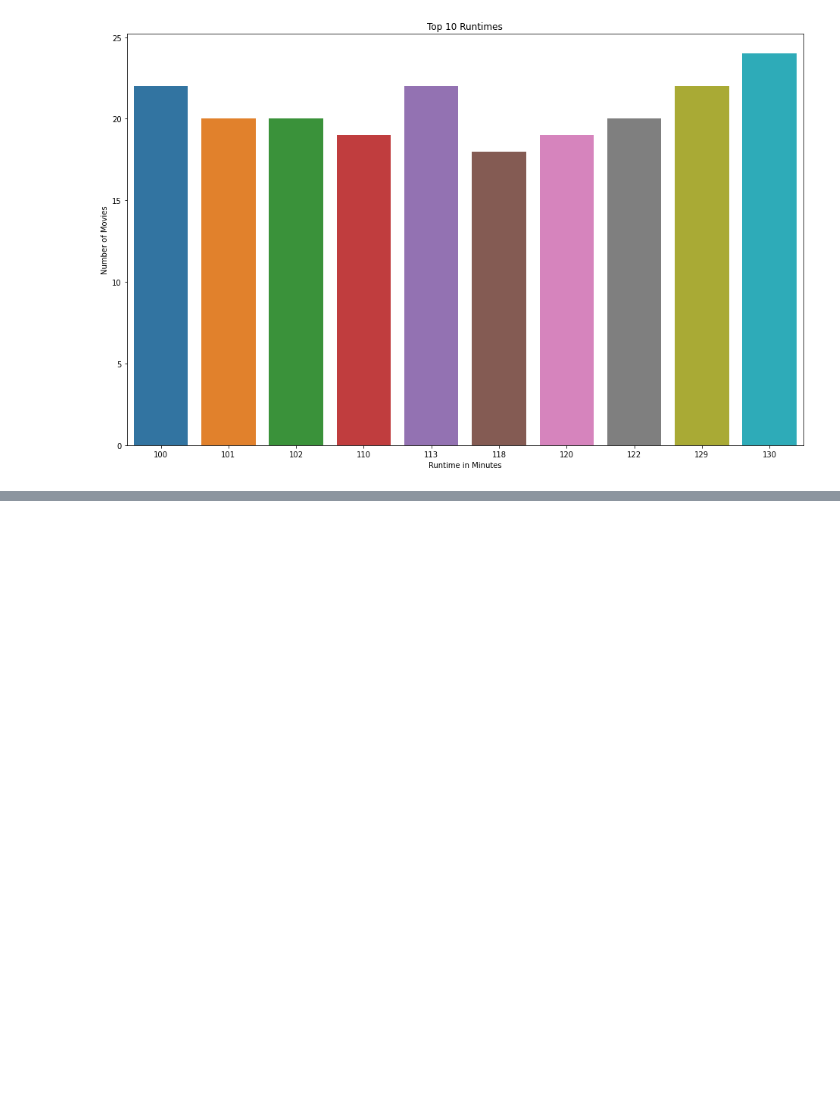
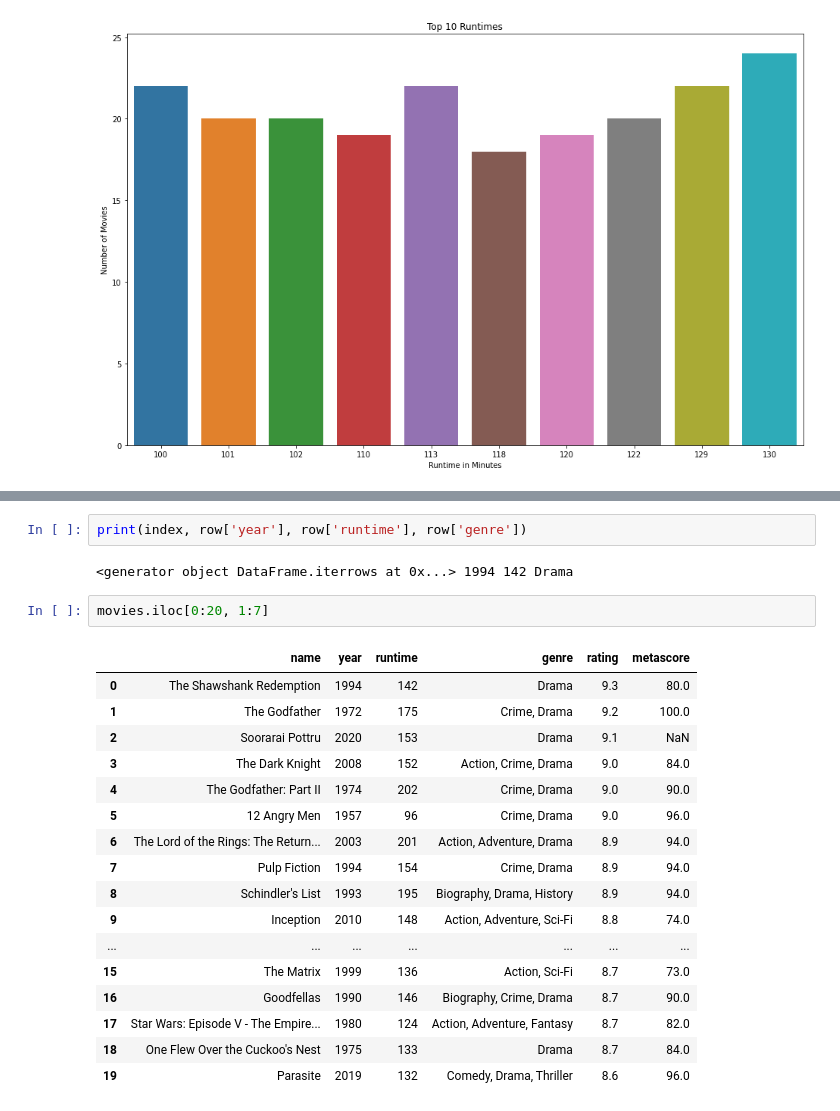
Before and after one commit to Waderonan/UCDPA_RonanWade, a Jupyter notebook: UCDPA_RW.ipynb, the cells around one changed output, grey strips where cells are left out. Drawn from its saved outputs; the diff is of its cells as text; blank space fills up the shorter version.

```diff
--- a/UCDPA_RW.ipynb
+++ b/UCDPA_RW.ipynb
@@ -254,0 +312,24 @@ Text(0.5, 1.0, 'Top 10 Runtimes')
+# %%
+print(index, row['year'], row['runtime'], row['genre'])
+# %% [output]
+<generator object DataFrame.iterrows at 0x...> 1994 142 Drama
+# %%
+movies.iloc[0:20, 1:7]
+# %% [output]
+|  | name | year | runtime | genre | rating | metascore |
+| 0 | The Shawshank Redemption | 1994 | 142 | Drama | 9.3 | 80.0 |
+| 1 | The Godfather | 1972 | 175 | Crime, Drama | 9.2 | 100.0 |
+| 2 | Soorarai Pottru | 2020 | 153 | Drama | 9.1 | NaN |
+| 3 | The Dark Knight | 2008 | 152 | Action, Crime, Drama | 9.0 | 84.0 |
+| 4 | The Godfather: Part II | 1974 | 202 | Crime, Drama | 9.0 | 90.0 |
+| 5 | 12 Angry Men | 1957 | 96 | Crime, Drama | 9.0 | 96.0 |
+| 6 | The Lord of the Rings: The Return... | 2003 | 201 | Action, Adventure, Drama | 8.9 | 94.0 |
+| 7 | Pulp Fiction | 1994 | 154 | Crime, Drama | 8.9 | 94.0 |
+| 8 | Schindler's List | 1993 | 195 | Biography, Drama, History | 8.9 | 94.0 |
+| 9 | Inception | 2010 | 148 | Action, Adventure, Sci-Fi | 8.8 | 74.0 |
+| ... | ... | ... | ... | ... | ... | ... |
+| 15 | The Matrix | 1999 | 136 | Action, Sci-Fi | 8.7 | 73.0 |
+| 16 | Goodfellas | 1990 | 146 | Biography, Crime, Drama | 8.7 | 90.0 |
+| 17 | Star Wars: Episode V - The Empire... | 1980 | 124 | Action, Adventure, Fantasy | 8.7 | 82.0 |
+| 18 | One Flew Over the Cuckoo's Nest | 1975 | 133 | Drama | 8.7 | 84.0 |
+| 19 | Parasite | 2019 | 132 | Comedy, Drama, Thriller | 8.6 | 96.0 |
```
Also changed, not shown: parts of 8 cells of this notebook.
